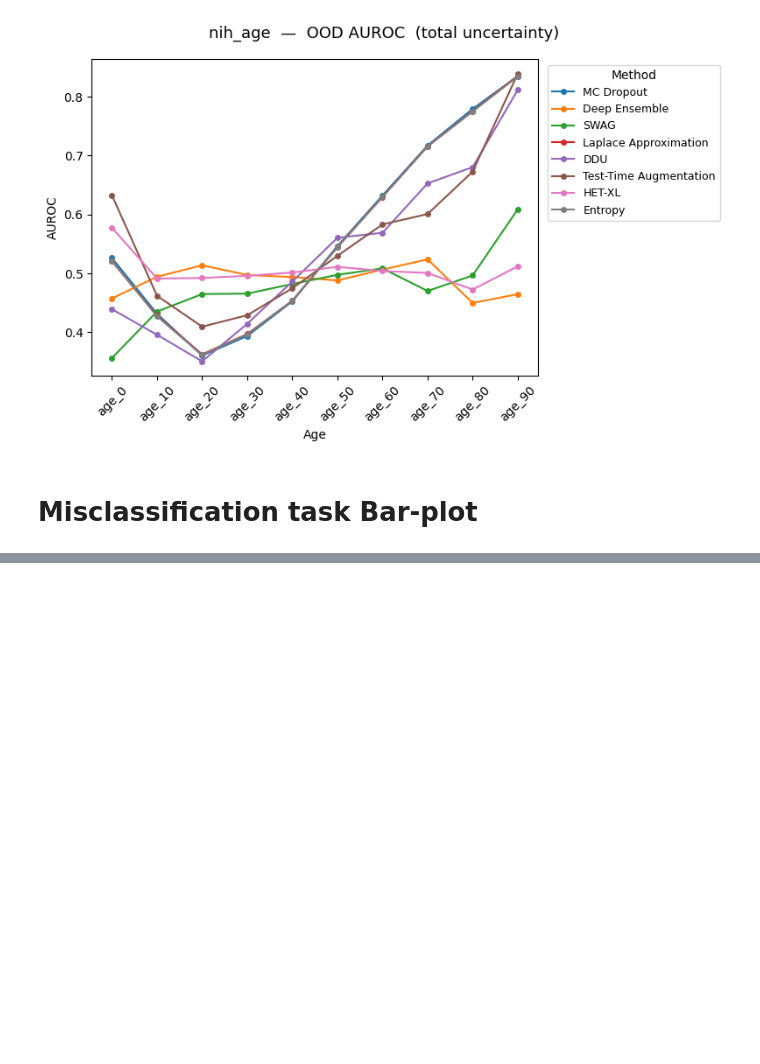
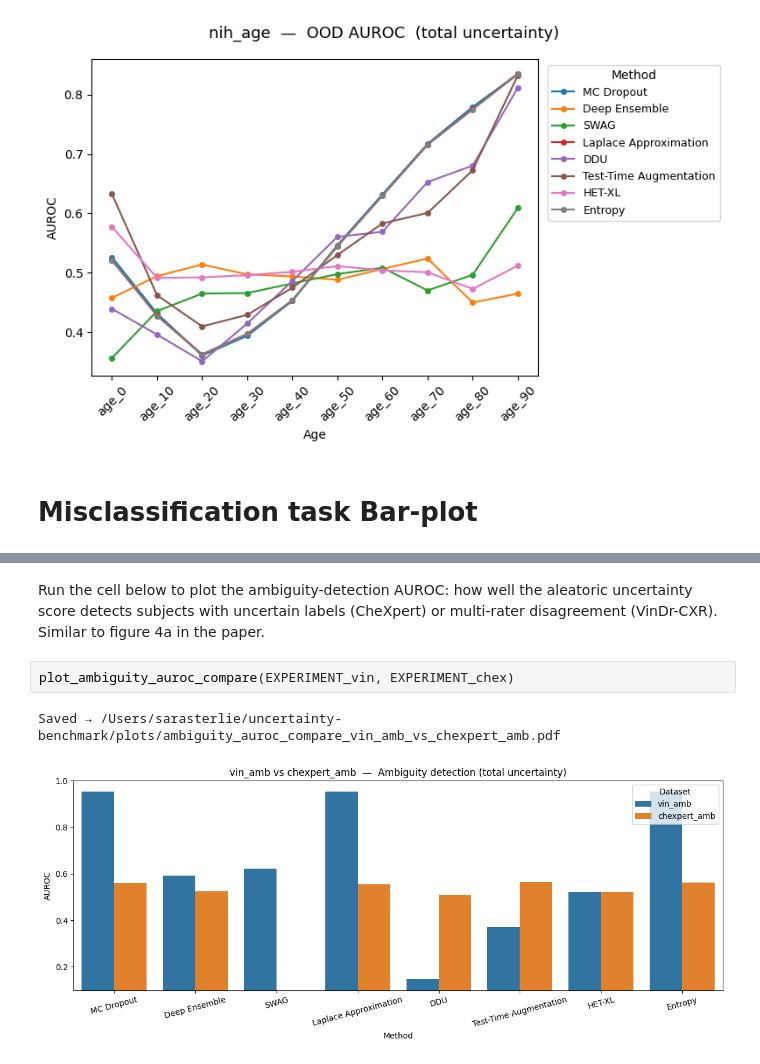
Before and after one commit to sterlie/uncertainty-benchmark, a Jupyter notebook: src/notebook_results.ipynb, the cells around one changed output, grey strips where cells are left out. Cells and saved outputs as stored; diff of their text form; blank space fills up the shorter version.

```diff
--- a/src/notebook_results.ipynb
+++ b/src/notebook_results.ipynb
@@ -75,0 +57,7 @@ Saved → /Users/sarasterlie/uncertainty-benchmark/plots/chest_bin_nih_age.pdf
+# %% [markdown]
+Run the cell below to plot the ambiguity-detection AUROC: how well the aleatoric uncertainty score detects subjects with uncertain labels (CheXpert) or multi-rater disagreement (VinDr-CXR). Similar to figure 4a in the paper.
+# %%
+plot_ambiguity_auroc_compare(EXPERIMENT_vin, EXPERIMENT_chex)
+# %% [output]
+Saved → /Users/sarasterlie/uncertainty-benchmark/plots/ambiguity_auroc_compare_vin_amb_vs_chexpert_amb.pdf
+[figure, added]
```
Also changed, not shown: parts of 14 cells of this notebook, 7 other files.
